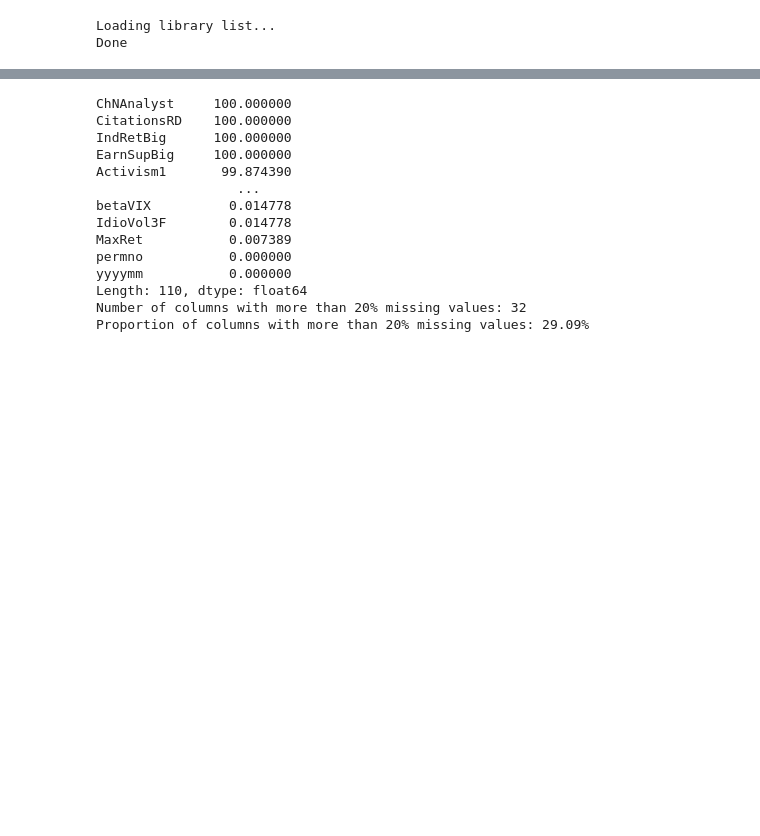
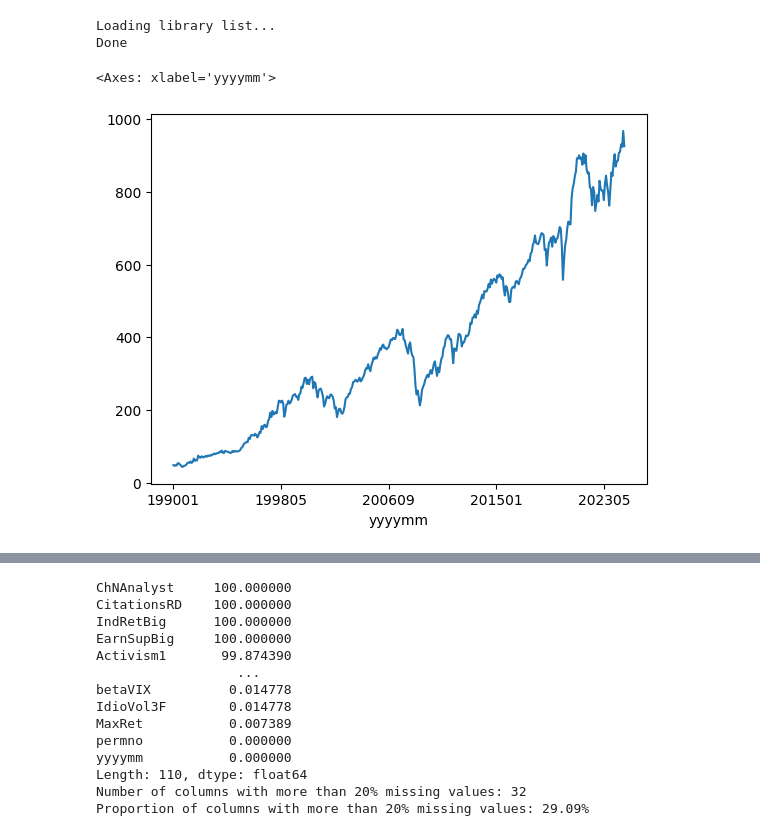
Before and after one commit to francois-goybet/ml-alpha-ranking-portfolio, a Jupyter notebook: notebook/notebook2.ipynb, the cells around one changed output, grey strips where cells are left out. Drawn from its saved outputs; the diff is of its cells as text; code cells hidden in the pictures; blank space fills up the shorter version.

```diff
--- a/notebook/notebook2.ipynb
+++ b/notebook/notebook2.ipynb
@@ -43,6 +43,11 @@ crsp_df['ret_6m'] = crsp_df.groupby('permno')['ret'].shift(-6)
 # %% [output]
 Loading library list...
 Done
+# %%
+crsp_df.groupby('yyyymm').size().plot()
+# %% [output]
+<Axes: xlabel='yyyymm'>
+[figure, added]
 # %%
 import pandas as pd
 from tqdm import tqdm
```
Also changed, not shown: parts of 7 cells of this notebook, 5 other files.
